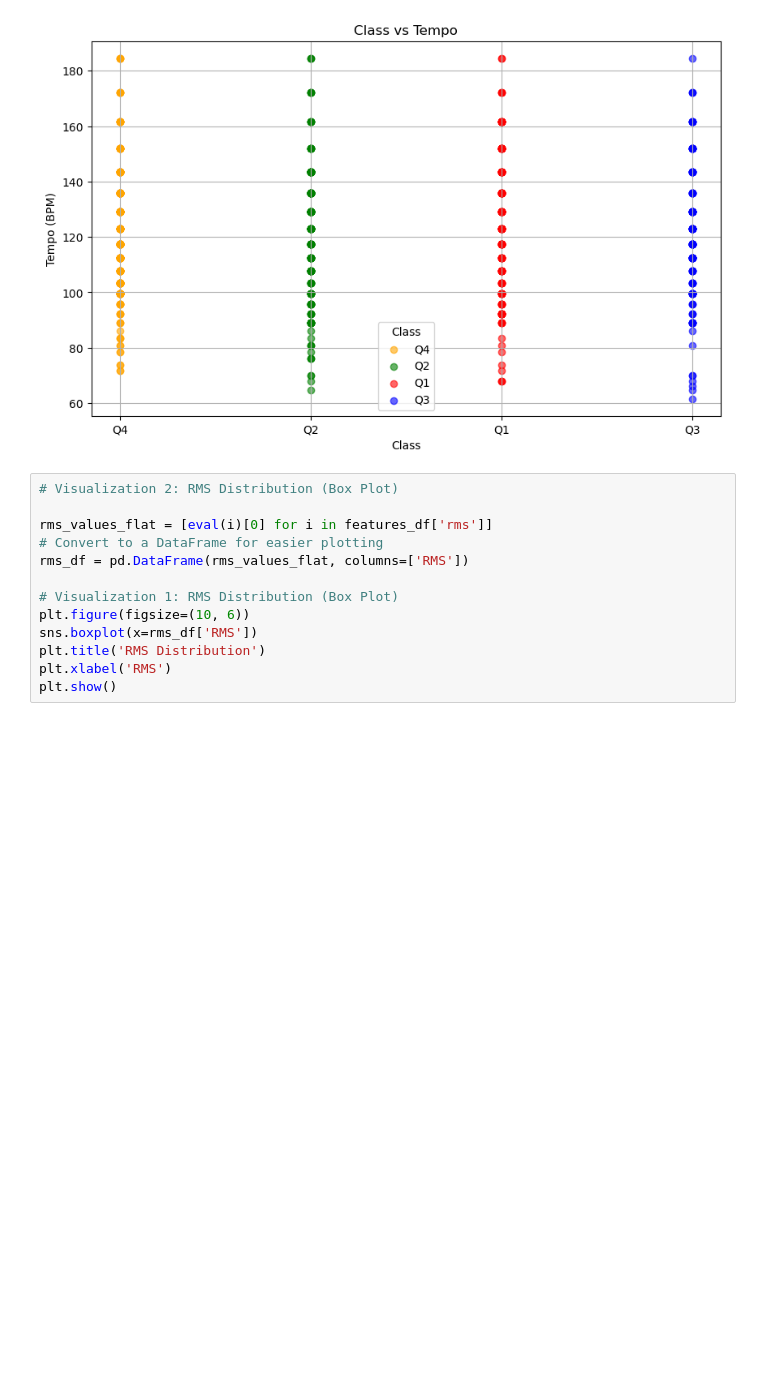
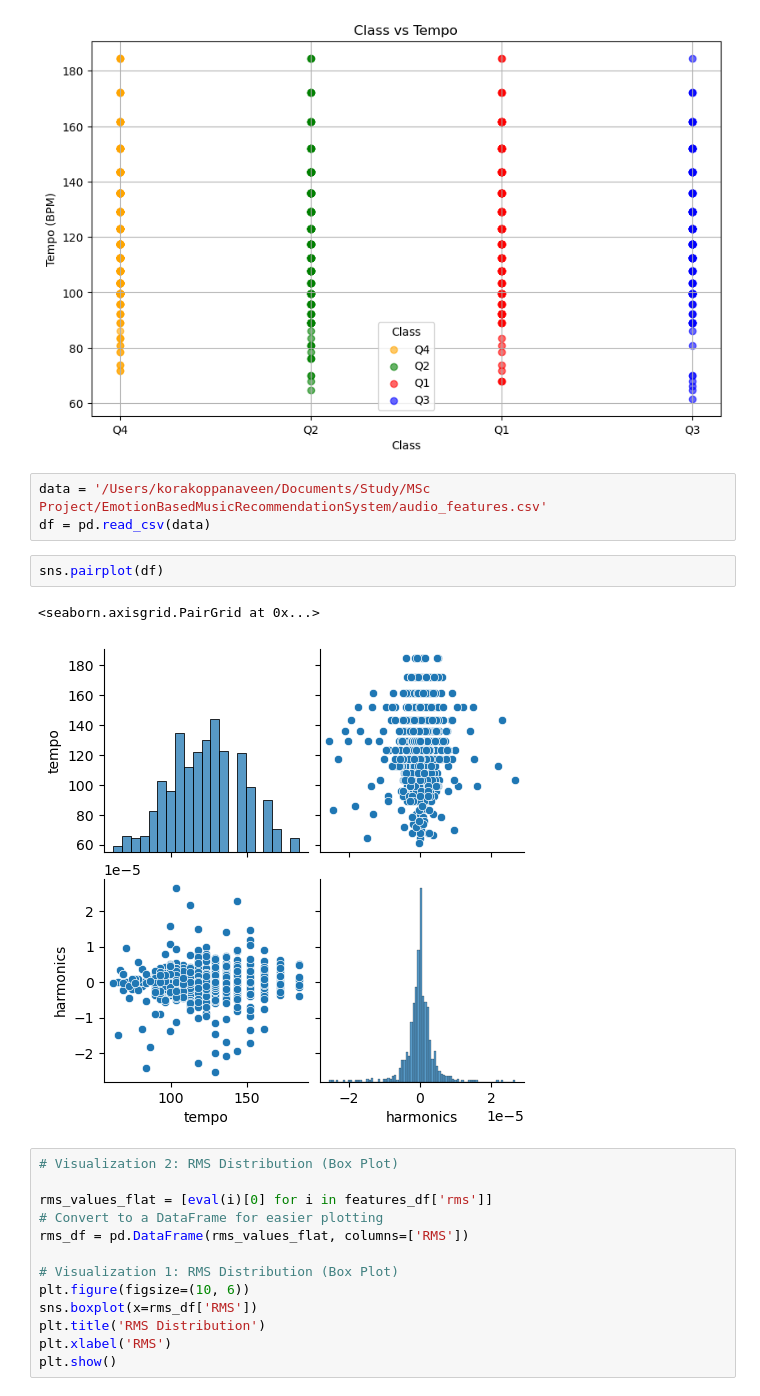
Before and after one commit to Naveenkorkopp/EmotionBasedMusicRecommendationSystem, a Jupyter notebook: FeatureExtraction.ipynb, the cells around one changed output. Cells and saved outputs as stored; diff of their text form; blank space fills up the shorter version.

```diff
--- a/FeatureExtraction.ipynb
+++ b/FeatureExtraction.ipynb
@@ -204,6 +205,14 @@ plt.grid(True)
 plt.show()
 # %% [output]
 [figure]
+# %%
+data = '/Users/korakoppanaveen/Documents/Study/MSc Project/EmotionBasedMusicRecommendationSystem/audio_features.csv'
+df = pd.read_csv(data)
+# %%
+sns.pairplot(df)
+# %% [output]
+<seaborn.axisgrid.PairGrid at 0x...>
+[figure, added]
 # %%
 # Visualization 2: RMS Distribution (Box Plot)
 
```
Also changed, not shown: parts of 7 cells of this notebook, 2 other files.
